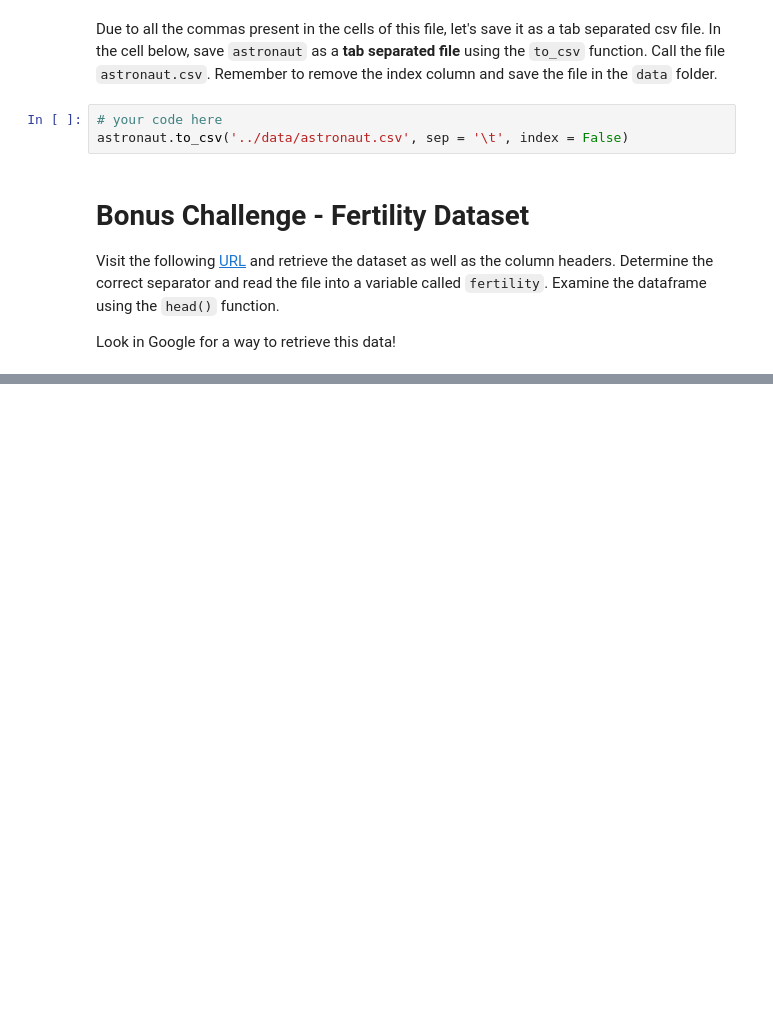
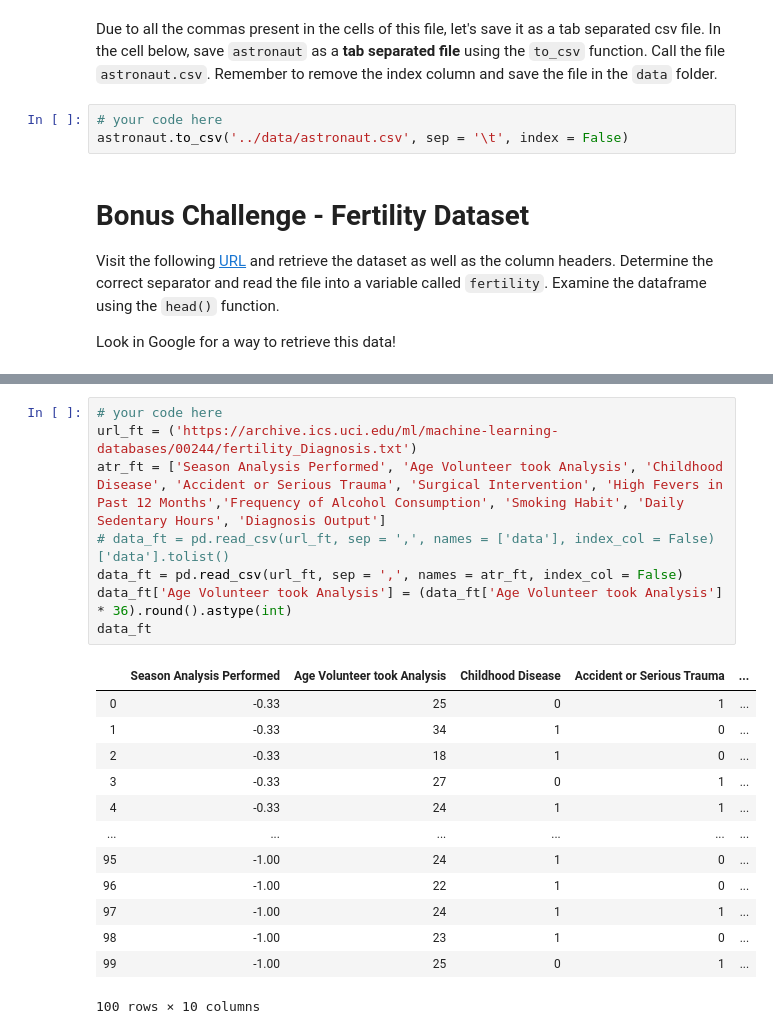
Before and after one commit to Skye-FY/dataV2-labs, a Jupyter notebook: module-1/Importing-Exporting-Data/your-code/main.ipynb, the cells around one changed output, grey strips where cells are left out. Drawn from its saved outputs; the diff is of its cells as text; blank space fills up the shorter version.

```diff
--- a/module-1/Importing-Exporting-Data/your-code/main.ipynb
+++ b/module-1/Importing-Exporting-Data/your-code/main.ipynb
@@ -150,0 +169,22 @@ url_ft = ('https://archive.ics.uci.edu/ml/machine-learning-databases/00244/ferti
+# %%
+# your code here
+url_ft = ('https://archive.ics.uci.edu/ml/machine-learning-databases/00244/fertility_Diagnosis.txt')
+atr_ft = ['Season Analysis Performed', 'Age Volunteer took Analysis', 'Childhood Disease', 'Accident or Serious Trauma', 'Surgical Intervention', 'High Fevers in Past 12 Months','Frequency of Alcohol Consumption', 'Smoking Habit', 'Daily Sedentary Hours', 'Diagnosis Output']
+# data_ft = pd.read_csv(url_ft, sep = ',', names = ['data'], index_col = False)['data'].tolist()
+data_ft = pd.read_csv(url_ft, sep = ',', names = atr_ft, index_col = False)
+data_ft['Age Volunteer took Analysis'] = (data_ft['Age Volunteer took Analysis'] * 36).round().astype(int)
+data_ft
+# %% [output]
+|  | Season Analysis Performed | Age Volunteer took Analysis | Childhood Disease | Accident or Serious Trauma | ... |
+| 0 | -0.33 | 25 | 0 | 1 | ... |
+| 1 | -0.33 | 34 | 1 | 0 | ... |
+| 2 | -0.33 | 18 | 1 | 0 | ... |
+| 3 | -0.33 | 27 | 0 | 1 | ... |
+| 4 | -0.33 | 24 | 1 | 1 | ... |
+| ... | ... | ... | ... | ... | ... |
+| 95 | -1.00 | 24 | 1 | 0 | ... |
+| 96 | -1.00 | 22 | 1 | 0 | ... |
+| 97 | -1.00 | 24 | 1 | 1 | ... |
+| 98 | -1.00 | 23 | 1 | 0 | ... |
+| 99 | -1.00 | 25 | 0 | 1 | ... |
+100 rows × 10 columns
```
Also changed, not shown: parts of 2 cells of this notebook.
